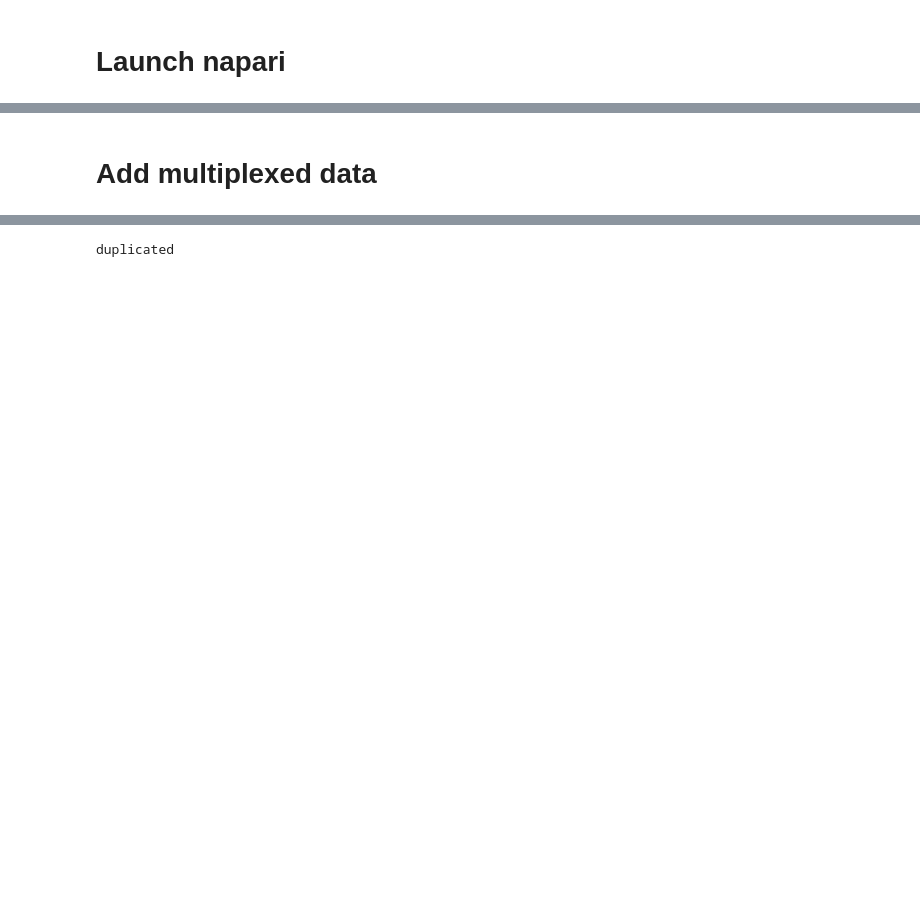
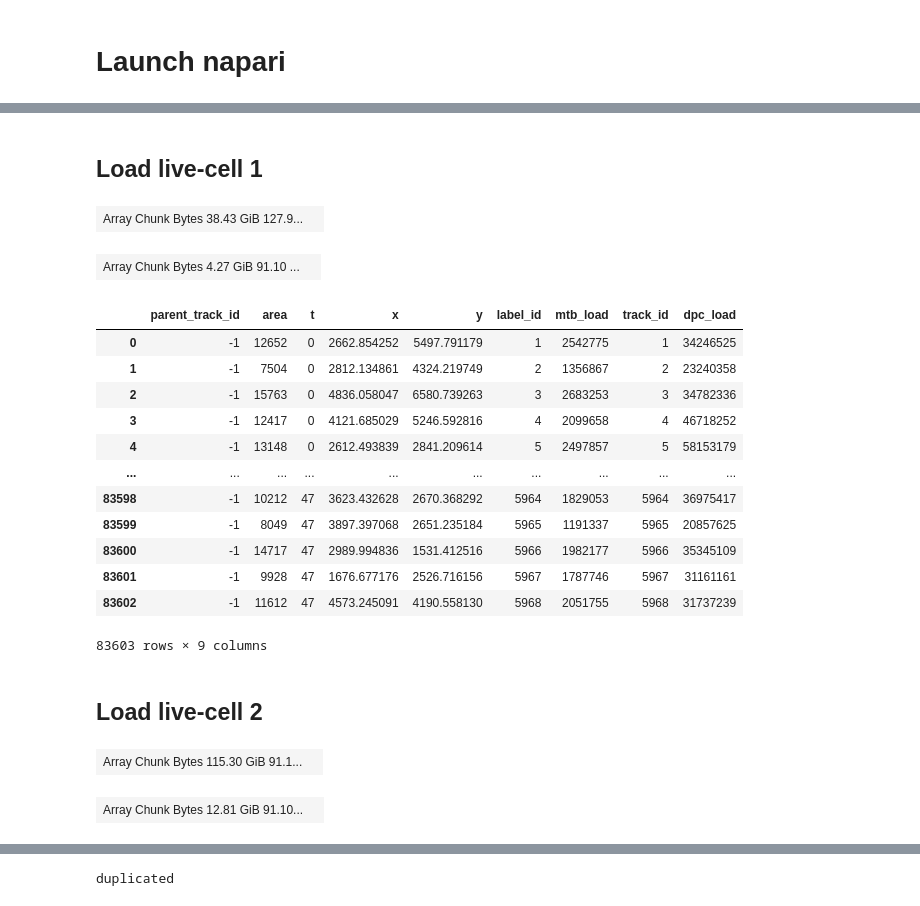
Before and after one commit to nthndy/heterognosis, a Jupyter notebook: linking.ipynb, the cells around one changed output, grey strips where cells are left out. Drawn from its saved outputs; the diff is of its cells as text; code cells hidden in the pictures; blank space fills up the shorter version.

```diff
--- a/linking.ipynb
+++ b/linking.ipynb
@@ -223,2 +100,4 @@ masks = bf_images = all_round_images = padding = None
-# %% [markdown]
-# Add multiplexed data
+# %% [markdown]
+## Load live-cell 1
+# %%
+zarr_dir = Path('/mnt/DATA3/BPP0050/live_1.zarr/3_4')
@@ -224,0 +108,4 @@ masks = bf_images = all_round_images = padding = None
+# %%
+live_1_images
+# %% [output]
+| Array Chunk Bytes 38.43 GiB 127.9... |  |
@@ -224,0 +114,30 @@ masks = bf_images = all_round_images = padding = None
+# %%
+live_1_segmentation
+# %% [output]
+| Array Chunk Bytes 4.27 GiB 91.10 ... |  |
+# %%
+tracks_path = Path(zarr_dir / 'labels/trackastra_labels/tables/track/')
+# Load and filter track table
+track_columns = [f.name for f in tracks_path.iterdir() if f.is_dir()]
+track_data = {
+    col: zarr.open(tracks_path / col, mode='r')[:]
+    for col in track_columns
+}
+live_1_tracks = pd.DataFrame(track_data)
+live_1_tracks
+# %% [output]
+|  | parent_track_id | area | t | x | y | label_id | mtb_load | track_id | dpc_load |
+| 0 | -1 | 12652 | 0 | 2662.854252 | 5497.791179 | 1 | 2542775 | 1 | 34246525 |
+| 1 | -1 | 7504 | 0 | 2812.134861 | 4324.219749 | 2 | 1356867 | 2 | 23240358 |
+| 2 | -1 | 15763 | 0 | 4836.058047 | 6580.739263 | 3 | 2683253 | 3 | 34782336 |
+| 3 | -1 | 12417 | 0 | 4121.685029 | 5246.592816 | 4 | 2099658 | 4 | 46718252 |
+| 4 | -1 | 13148 | 0 | 2612.493839 | 2841.209614 | 5 | 2497857 | 5 | 58153179 |
+| ... | ... | ... | ... | ... | ... | ... | ... | ... | ... |
+| 83598 | -1 | 10212 | 47 | 3623.432628 | 2670.368292 | 5964 | 1829053 | 5964 | 36975417 |
+| 83599 | -1 | 8049 | 47 | 3897.397068 | 2651.235184 | 5965 | 1191337 | 5965 | 20857625 |
+| 83600 | -1 | 14717 | 47 | 2989.994836 | 1531.412516 | 5966 | 1982177 | 5966 | 35345109 |
+| 83601 | -1 | 9928 | 47 | 1676.677176 | 2526.716156 | 5967 | 1787746 | 5967 | 31161161 |
+| 83602 | -1 | 11612 | 47 | 4573.245091 | 4190.558130 | 5968 | 2051755 | 5968 | 31737239 |
+83603 rows × 9 columns
+# %% [markdown]
+## Load live-cell 2
@@ -224,0 +150,4 @@ masks = bf_images = all_round_images = padding = None
+# %%
+live_2_images
+# %% [output]
+| Array Chunk Bytes 115.30 GiB 91.1... |  |
@@ -224,0 +156,4 @@ masks = bf_images = all_round_images = padding = None
+# %%
+live_2_segmentation
+# %% [output]
+| Array Chunk Bytes 12.81 GiB 91.10... |  |
```
Also changed, not shown: parts of 147 cells of this notebook.
